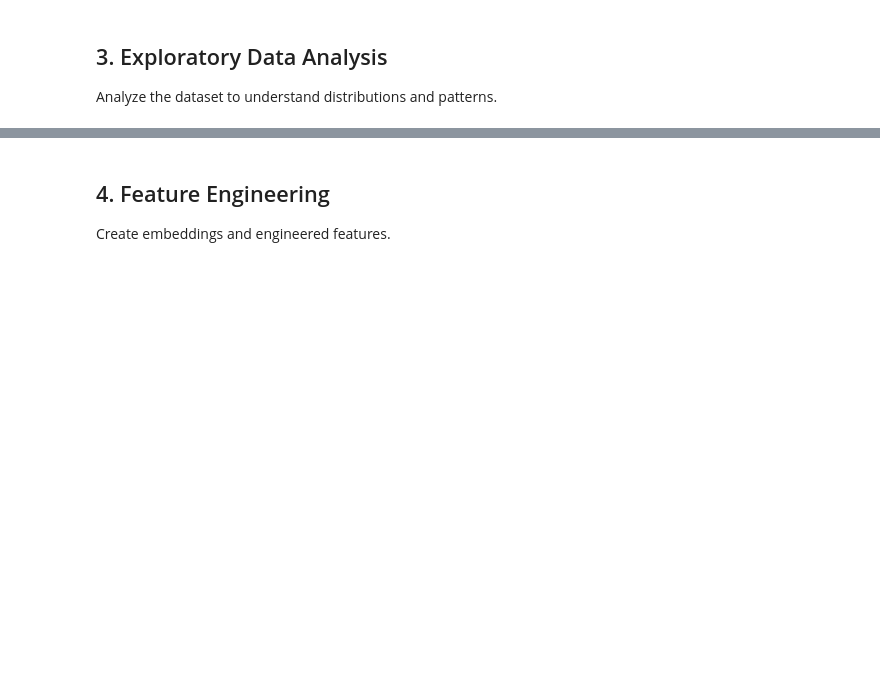
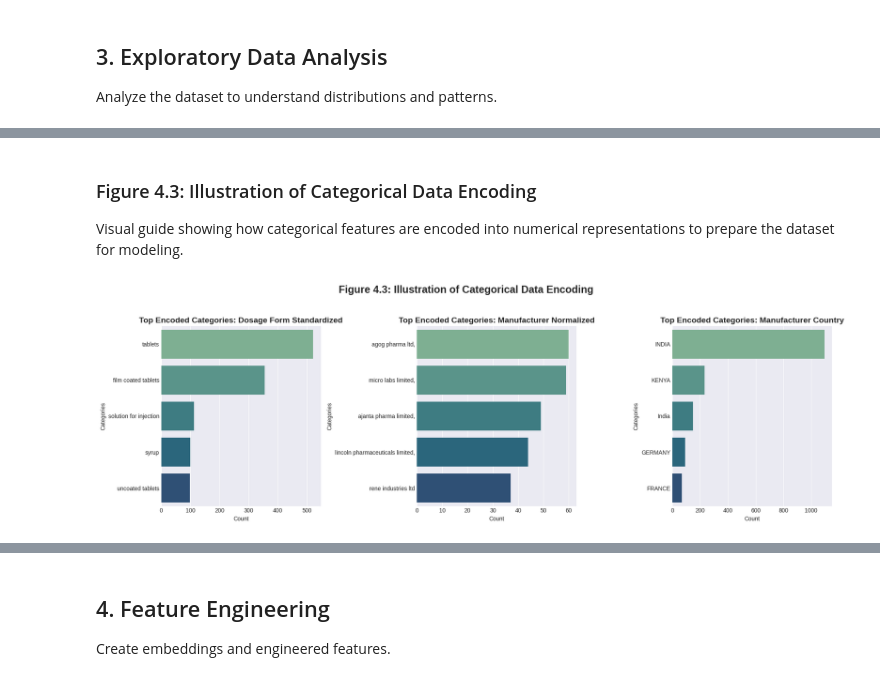
Before and after one commit to Jules-gatete/FastAPI, a Jupyter notebook: ML_Pipeline_Notebook.ipynb, the cells around one changed output, grey strips where cells are left out. Saved outputs shown, nothing was run; the diff lists cells and outputs as text; code cells hidden in the pictures; blank space fills up the shorter version.

```diff
--- a/ML_Pipeline_Notebook.ipynb
+++ b/ML_Pipeline_Notebook.ipynb
@@ -425,0 +624,24 @@ Feature Importance Summary:
+# %% [markdown]
+### Figure 4.3: Illustration of Categorical Data Encoding
+
+Visual guide showing how categorical features are encoded into numerical representations to prepare the dataset for modeling.
+# %%
+# Figure 4.3: Illustration of Categorical Data Encoding
+
+fig, axes = plt.subplots(1, 3, figsize=(18, 6))
+
+categorical_columns = ['Dosage Form Standardized', 'Manufacturer Normalized', 'Manufacturer Country']
+
+for i, col in enumerate(categorical_columns):
+    top_categories = df[col].astype(str).value_counts().head(5)
+    sns.barplot(x=top_categories.values, y=top_categories.index, ax=axes[i], palette='crest')
+    axes[i].set_title(f"Top Encoded Categories: {col}", fontsize=14, fontweight='bold')
+    axes[i].set_xlabel('Count')
+    axes[i].set_ylabel('Categories')
+
+plt.suptitle('Figure 4.3: Illustration of Categorical Data Encoding', fontsize=18, fontweight='bold')
+plt.tight_layout(rect=[0, 0, 1, 0.94])
+fig.savefig(os.path.join(IMAGES_DIR, 'Figure_4_3_Illustration_of_Categorical_Data_Encoding_Process.png'), dpi=300, bbox_inches='tight')
+plt.show()
+# %% [output]
+[figure, added]
```
Also changed, not shown: parts of 60 cells of this notebook.
